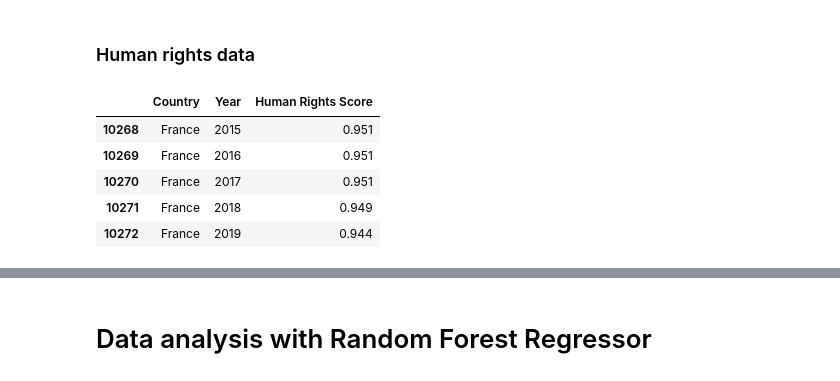
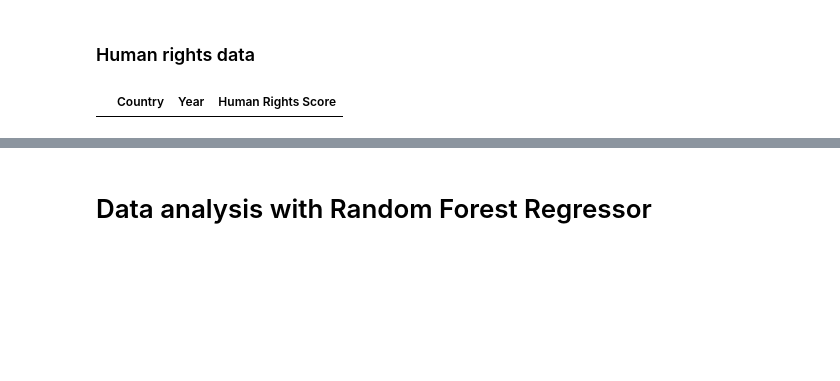
Before and after one commit to thirdcoffee/predicting-world-happiness, a Jupyter notebook: notebooks/predictor.ipynb, the cells around one changed output, grey strips where cells are left out. Saved outputs shown, nothing was run; the diff lists cells and outputs as text; code cells hidden in the pictures; blank space fills up the shorter version.

```diff
--- a/notebooks/predictor.ipynb
+++ b/notebooks/predictor.ipynb
@@ -10,8 +12,10 @@ import os
 # %%
 country_set = ['South Africa', 'Nigeria', 'India', 'China', 'Japan',
                'South Korea', 'Germany', 'Poland', 'France', 'United Kingdom',
-               'Finland', 'Brazil', 'Argentina', 'Colombia', 'Saudi Arabia', 'Iran',
-               'Afghanistan', 'United States', 'Canada', 'Mexico']
+               'Finland', 'Brazil', 'Bolivia', 'Colombia', 'Saudi Arabia', 'Iran',
+               'Egypt', 'United States', 'Canada', 'Mexico']
+
+start_year, end_year = 2015, 2021
 # %% [markdown]
 # Happiness data input and preprocessing
 # %%
@@ -108,21 +118,16 @@ hp_plt.legend(bbox_to_anchor=(1.05, 1), loc='upper left', borderaxespad=0)
 # %%
 hr_df = pd.read_csv('../data/human_rights.csv')
 
 # Filter to 2015-2021
-hr_df = hr_df.loc[hr_df['Year'].isin(range(2015, 2022))]
+hr_df = hr_df.loc[hr_df['Year'].isin(range(start_year, end_year+1))]
 
 # Drop and rename columns
 hr_df.drop(columns=['Code', 'region'], inplace=True)
 hr_df.rename(columns={'Entity': 'Country', 'civ_libs_vdem_owid':'Human Rights Score'}, inplace=True)
 
 # Filter to country set
 hr_df = hr_df[hr_df['Country'].isin(country_set)]
 
-hr_df.head()
+hr_df.loc[hr_df['Human Rights Score'].isna()]
 # %% [output]
 |  | Country | Year | Human Rights Score |
-| 10268 | France | 2015 | 0.951 |
-| 10269 | France | 2016 | 0.951 |
-| 10270 | France | 2017 | 0.951 |
-| 10271 | France | 2018 | 0.949 |
-| 10272 | France | 2019 | 0.944 |
```
Also changed, not shown: parts of 16 cells of this notebook, 6 other files.
